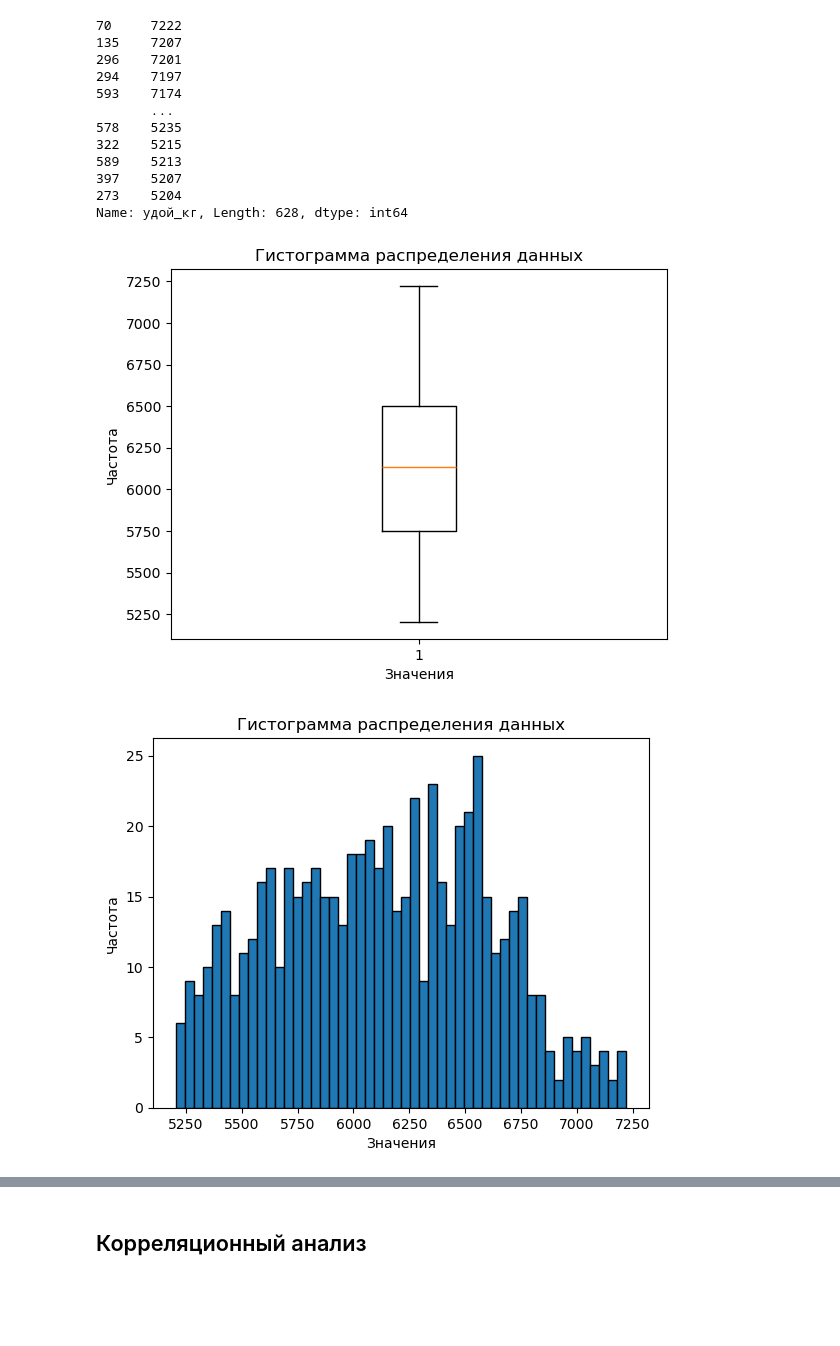
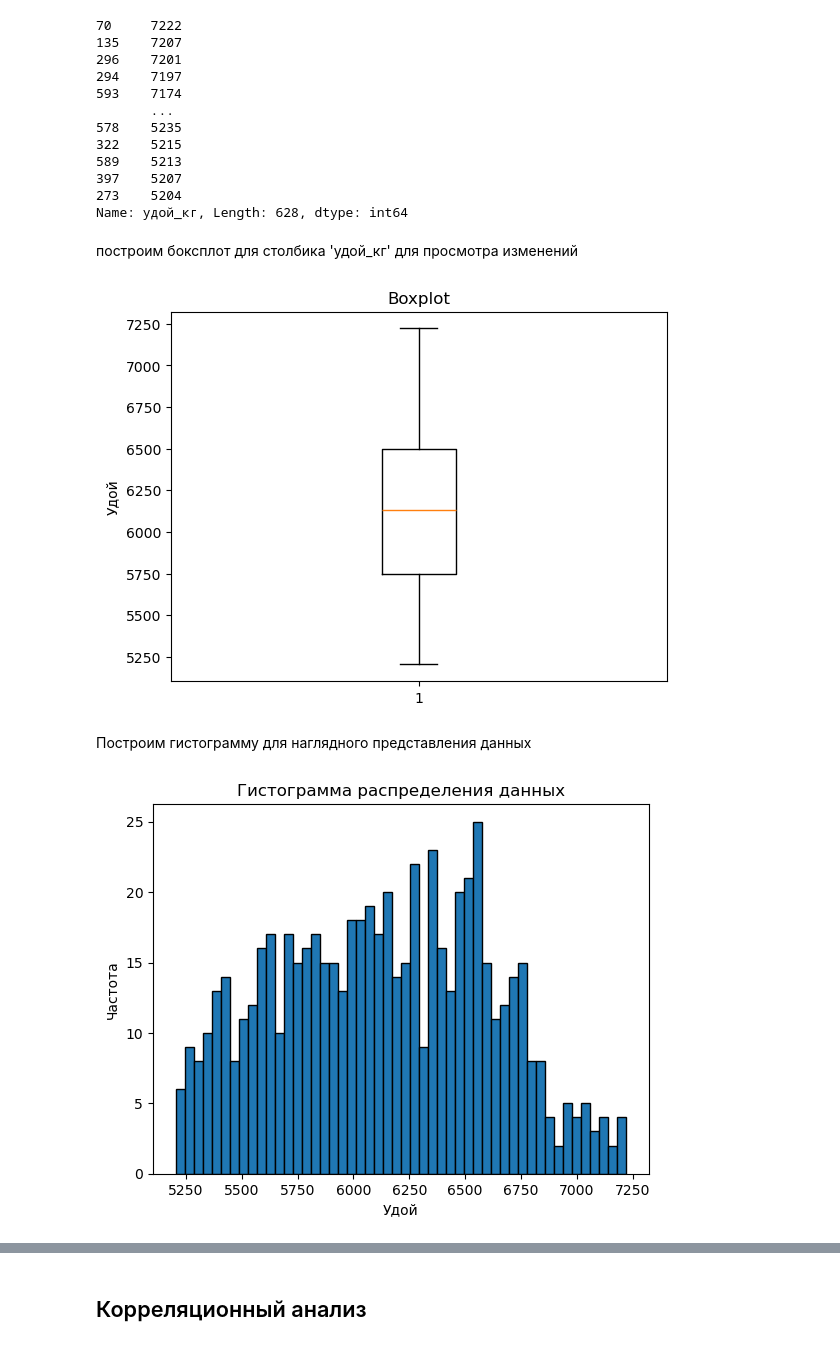
Before and after one commit to butuzovzeleboba/Linear-models-in-machine-learning, a Jupyter notebook: Linear models in machine learning.ipynb, the cells around one changed output, grey strips where cells are left out. Saved outputs shown, nothing was run; the diff lists cells and outputs as text; code cells hidden in the pictures; blank space fills up the shorter version.

```diff
--- a/Linear models in machine learning.ipynb
+++ b/Linear models in machine learning.ipynb
@@ -591,17 +607,20 @@ ferma_main['удой_кг'].sort_values(ascending=False)
 397    5207
 273    5204
 Name: удой_кг, Length: 628, dtype: int64
+# %% [markdown]
+построим боксплот для столбика 'удой_кг' для просмотра изменений
 # %%
 plt.boxplot(ferma_main['удой_кг'])
-plt.title('Гистограмма распределения данных')
-plt.xlabel('Значения')
-plt.ylabel('Частота');
+plt.title('Boxplot')
+plt.ylabel('Удой');
 # %% [output]
-[figure, old version]
+[figure, new version]
+# %% [markdown]
+Построим гистограмму для наглядного представления данных
 # %%
 plt.hist(ferma_main['удой_кг'], bins=50, edgecolor='black')
 plt.title('Гистограмма распределения данных')
-plt.xlabel('Значения')
+plt.xlabel('Удой')
 plt.ylabel('Частота');
 # %% [output]
-[figure, old version]
+[figure, new version]
```
Also changed, not shown: parts of 41 cells of this notebook.
